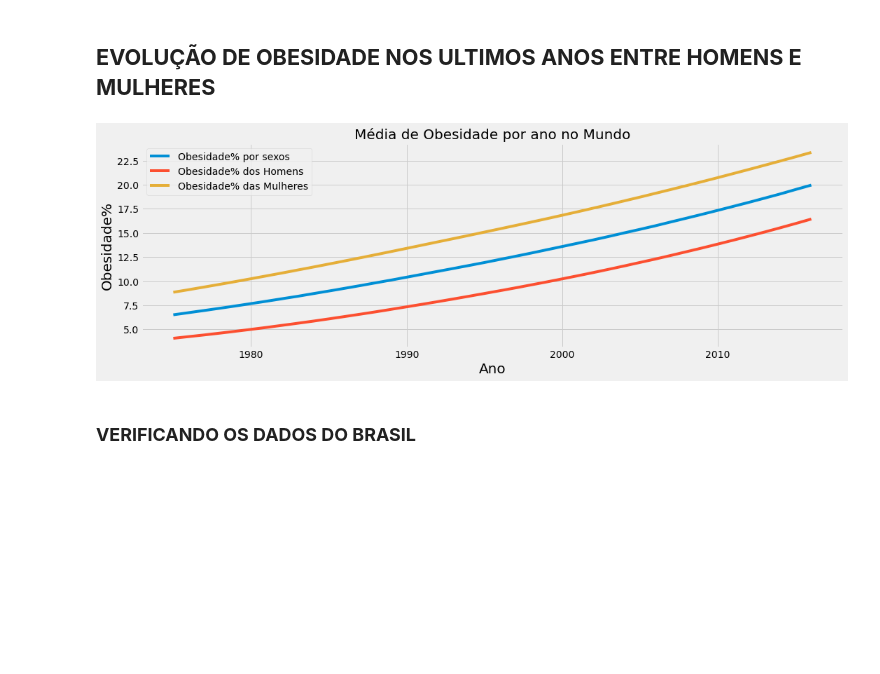
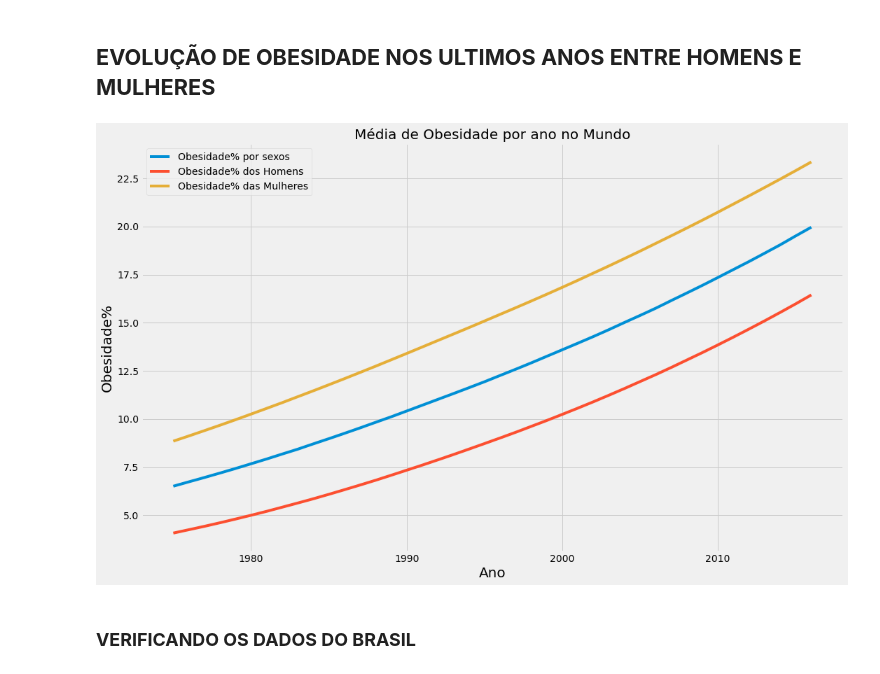
Before and after one commit to j2evaldo/obesidade_mundial, a Jupyter notebook: PROJETO OBESIDADE MUNDIAL.ipynb, the cells around one changed output. Saved outputs shown, nothing was run; the diff lists cells and outputs as text; code cells hidden in the pictures; blank space fills up the shorter version.

```diff
--- a/PROJETO OBESIDADE MUNDIAL.ipynb
+++ b/PROJETO OBESIDADE MUNDIAL.ipynb
@@ -14,6 +14,8 @@ import numpy as np
 import matplotlib.pyplot as plt
 
 from pylab import rcParams
+
+dim = rcParams['figure.figsize'] = 16, 5
 # %%
 df = pd.read_csv('obesity_cleaned.csv')
 # %% [markdown]
@@ -297,24 +302,25 @@ ambos = df[df['Sex'] == 'Both sexes']
 # %%
 #Separando por genero
 
-rcParams['figure.figsize'] = 16, 5
+
+rcParams['figure.figsize'] = 16, 10
 todos_sexos = df[df['Sex'] == 'Both sexes'].groupby('Year').mean()
 homens = df[df['Sex'] == 'Male'].groupby('Year').mean()
 mulheres = df[df['Sex'] == 'Female'].groupby('Year').mean()
 
 plt.plot(todos_sexos, label = 'Obesidade% por sexos')
 plt.plot(homens, label = 'Obesidade% dos Homens')
 plt.plot(mulheres, label = 'Obesidade% das Mulheres')
 
 
 plt.xlabel('Ano', fontsize=20)
 plt.ylabel('Obesidade%', fontsize=20)
 plt.title('Média de Obesidade por ano no Mundo', fontsize=20)
 plt.style.use('fivethirtyeight')
 plt.grid(True)
 plt.legend();
 # %% [output]
-[figure, old version]
+[figure, new version]
 # %% [markdown]
 ### **VERIFICANDO OS DADOS DO BRASIL**
 # %%
```
Also changed, not shown: parts of 1 cell of this notebook.
